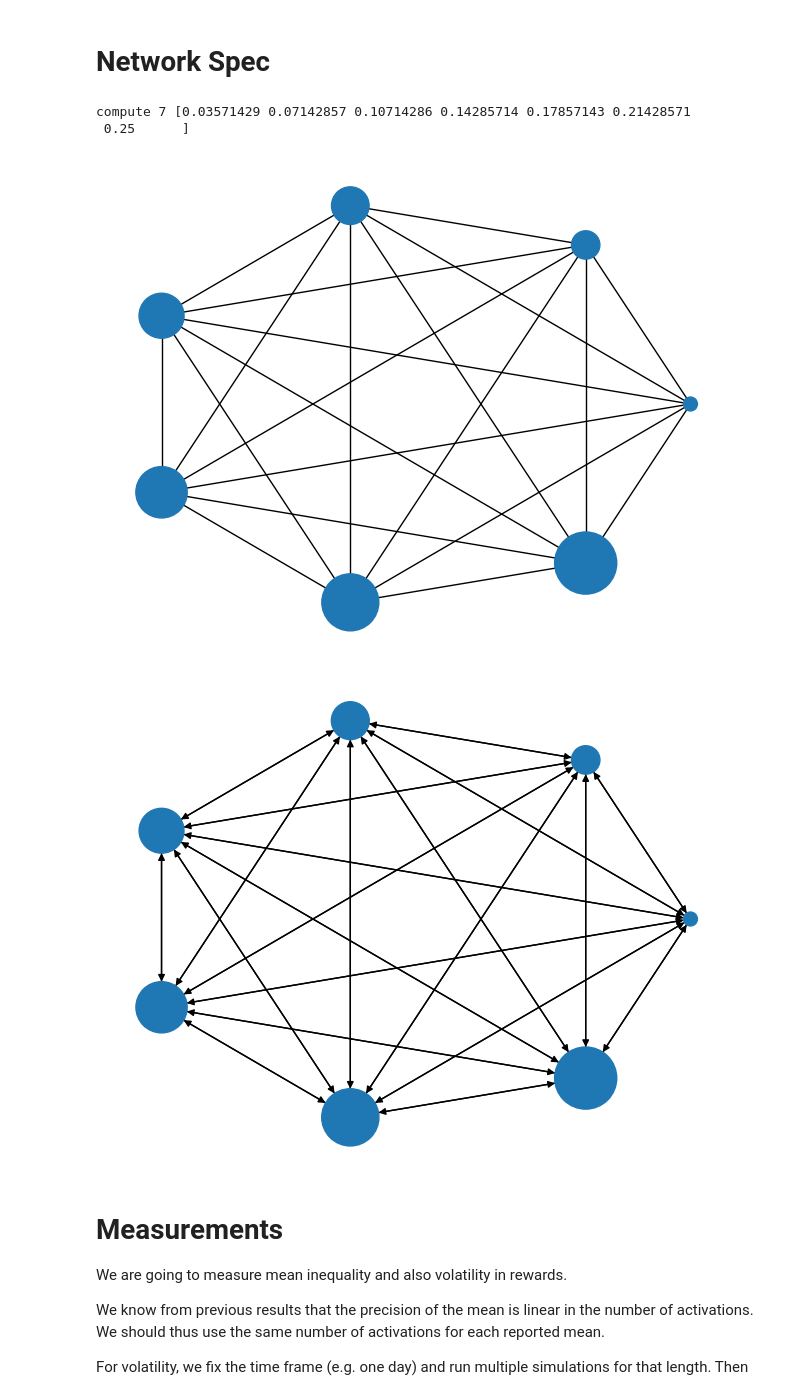
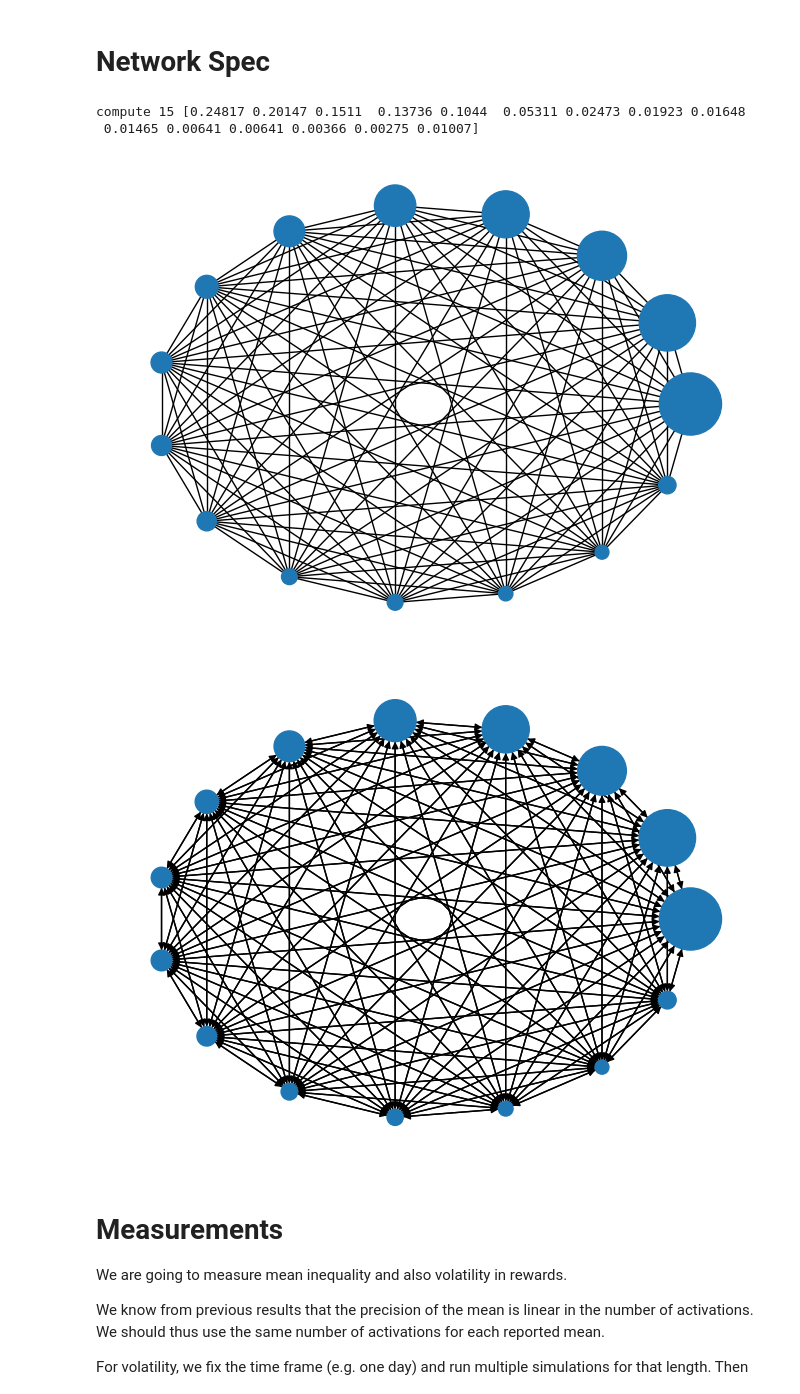
Before and after one commit to pkel/cpr, a Jupyter notebook: experiments/graphml_runner/honest-net-inequality-condensed.ipynb, the cells around one changed output. Drawn from its saved outputs; the diff is of its cells as text; code cells hidden in the pictures.

```diff
--- a/experiments/graphml_runner/honest-net-inequality-condensed.ipynb
+++ b/experiments/graphml_runner/honest-net-inequality-condensed.ipynb
@@ -81,39 +81,39 @@ compute.append(1 - np.sum(compute))
 
 ## Simpler compute distributions for quick iteration
 
-compute = list(range(1, 8))
+# compute = list(range(1, 8))
 # compute = [ 0.01, 0.99 ]
 
 compute = compute / np.sum(compute)
 
 ## Communication
 
 G = nx.complete_graph(len(compute))
 G.graph["dissemination"] = "simple"
 
 for i in range(len(compute)):
     G.nodes[i]["compute"] = compute[i]
 
 for a, b in G.edges:
     # G.edges[a, b]["delay"] = f"uniform 0.5 1.5"
     G.edges[a, b]["delay"] = f"constant 6"  # 6 second constant message delay
 
 
 ## Output and checks
 
 print("compute", len(compute), compute)
 layout = nx.circular_layout(G)
 draw(G, layout=layout)
 plt.show()
 res = cached.sim(G, activation_delay=600, activations=10000, protocol="nakamoto")
 draw(res, size="reward", layout=layout)
 plt.show()
 # print_(G)
 # %% [output]
-compute 7 [0.03571429 0.07142857 0.10714286 0.14285714 0.17857143 0.21428571
- 0.25      ]
+compute 15 [0.24817 0.20147 0.1511  0.13736 0.1044  0.05311 0.02473 0.01923 0.01648
+ 0.01465 0.00641 0.00641 0.00366 0.00275 0.01007]
-[figure, old version]
+[figure, new version]
-[figure, old version]
+[figure, new version]
 # %% [markdown]
 # Measurements
 
```
Also changed, not shown: parts of 4 cells of this notebook.
